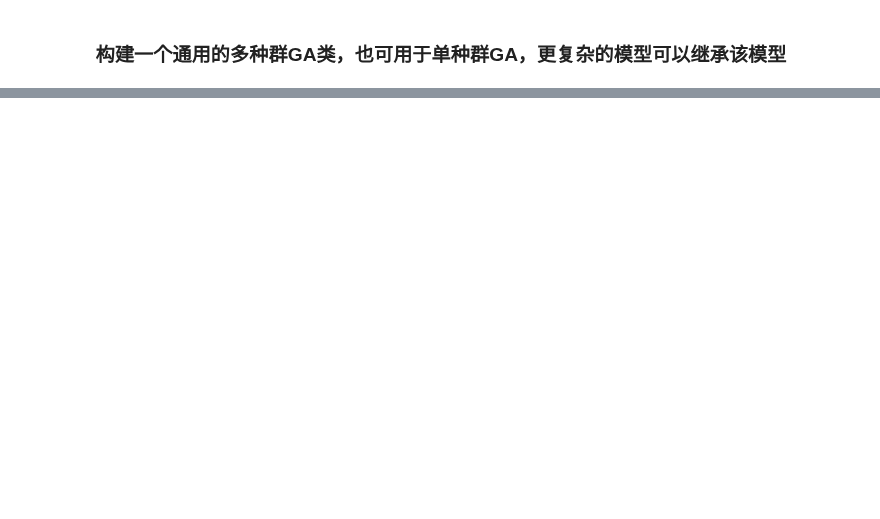
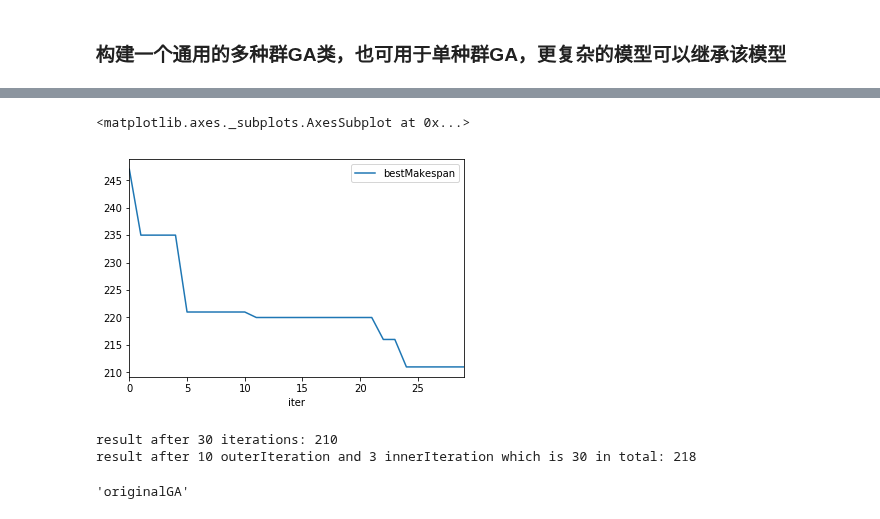
Before and after one commit to dawnohdawn/multi-object-JSSP-with-lot-spliting, a Jupyter notebook: generalGAModel.ipynb, the cells around one changed output, grey strips where cells are left out. Saved outputs shown, nothing was run; the diff lists cells and outputs as text; code cells hidden in the pictures; blank space fills up the shorter version.

```diff
--- a/generalGAModel.ipynb
+++ b/generalGAModel.ipynb
@@ -1585,0 +1442,25 @@ makespan:  257
+# %%
+# 构建原始IMGA类：
+
+class originalIMGA(generalGAModel):
+    """
+    继承generalGAModel得到
+    """
+
+    def __init__(self, modelSize, popSize, lotNum, lotSizes, machineNum):
+        """
+        指定了individual类是generalIndividual，pop类是generalPopulation，solution类是generalSolution
+        """
+        super(originalIMGA, self).__init__(modelSize, popSize, lotNum, lotSizes, machineNum, generalIndividual, \
+                                           generalPopulation, generalSolution)
+# %%
+# originalIMGA类测试
+
+test = originalIMGA(3, 10, lotNum, lotSizes, machineNum)
+
+test.modelIterate(10, 3, 0.5, 0.5, 0.5, 0.5, 0.5, 0.3, 0.3, 0.3, 'replace', 10, muteEveryGAIter = 1, \
+                     muteGAResult = 1, muteEveryOuterIter = 0, muteOuterResult = 0, saveDetailsUsingDF = 1)
+
+test.decodeAFixedIndividual(test.getBestIndividualCodes())
+
+test.getMakespansOfAllIndividuals()
@@ -1585,0 +1484,23 @@ makespan:  257
+# %%
+test.detailsOfModel.groupby(['iter']).min().plot(y = 'bestMakespan')
+# %% [output]
+<matplotlib.axes._subplots.AxesSubplot at 0x...>
+[figure, added]
+# %%
+# originalGA类和originalIMGA类对比
+
+originalGATest = originalGA(10, lotNum, lotSizes, machineNum)
+originalIMGATest = originalIMGA(3, 10, lotNum, lotSizes, machineNum)
+
+
+originalGATest.iterate(30, 0.5, 0.5, 0.5, 0.5, 0.5, 0.3, 0.3, 0.3, needCalAllMakespan = 1, muteEveryIter = 1, \
+                       muteResult = 0, startIter = 0, saveDetailsUsingDF = 1)
+originalIMGATest.modelIterate(10, 3, 0.5, 0.5, 0.5, 0.5, 0.5, 0.3, 0.3, 0.3, 'replace', 10, muteEveryGAIter = 1, \
+                     muteGAResult = 1, muteEveryOuterIter = 1, muteOuterResult = 0, saveDetailsUsingDF = 1)
+# %% [output]
+result after 30 iterations: 210
+result after 10 outerIteration and 3 innerIteration which is 30 in total: 218
+# %%
+'%s'%(str(originalGA).strip('>').strip('\'').split('.')[-1])
+# %% [output]
+'originalGA'
```
Also changed, not shown: parts of 29 cells of this notebook, 1 other file.
